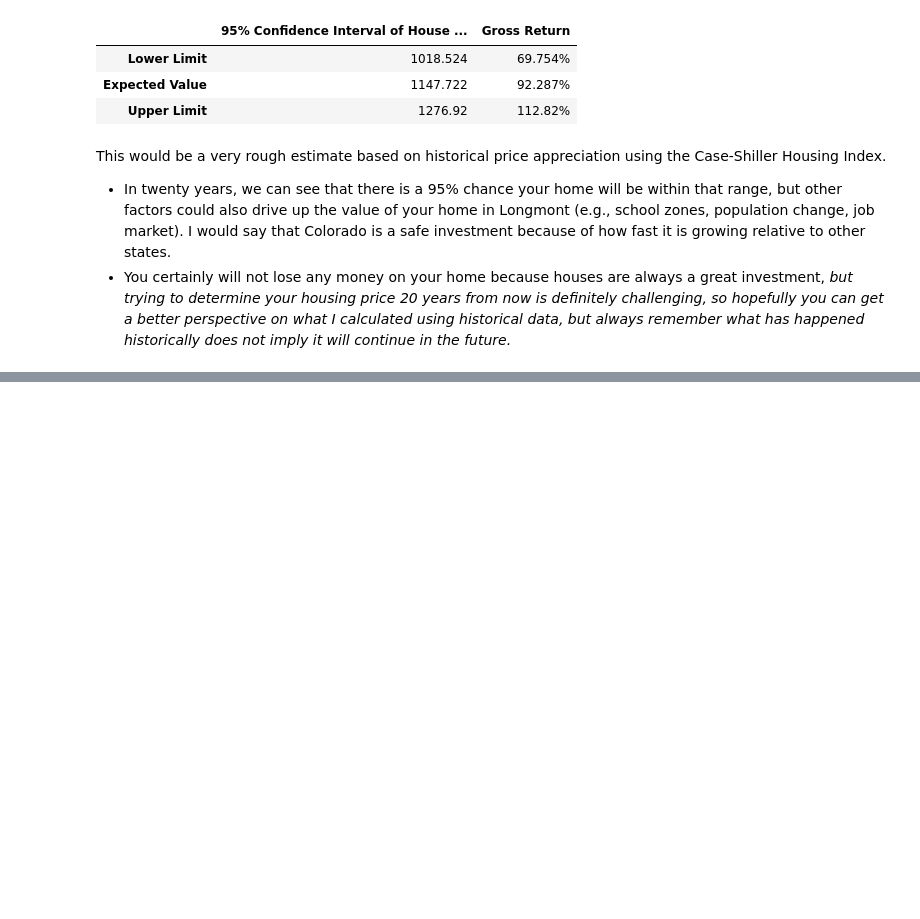
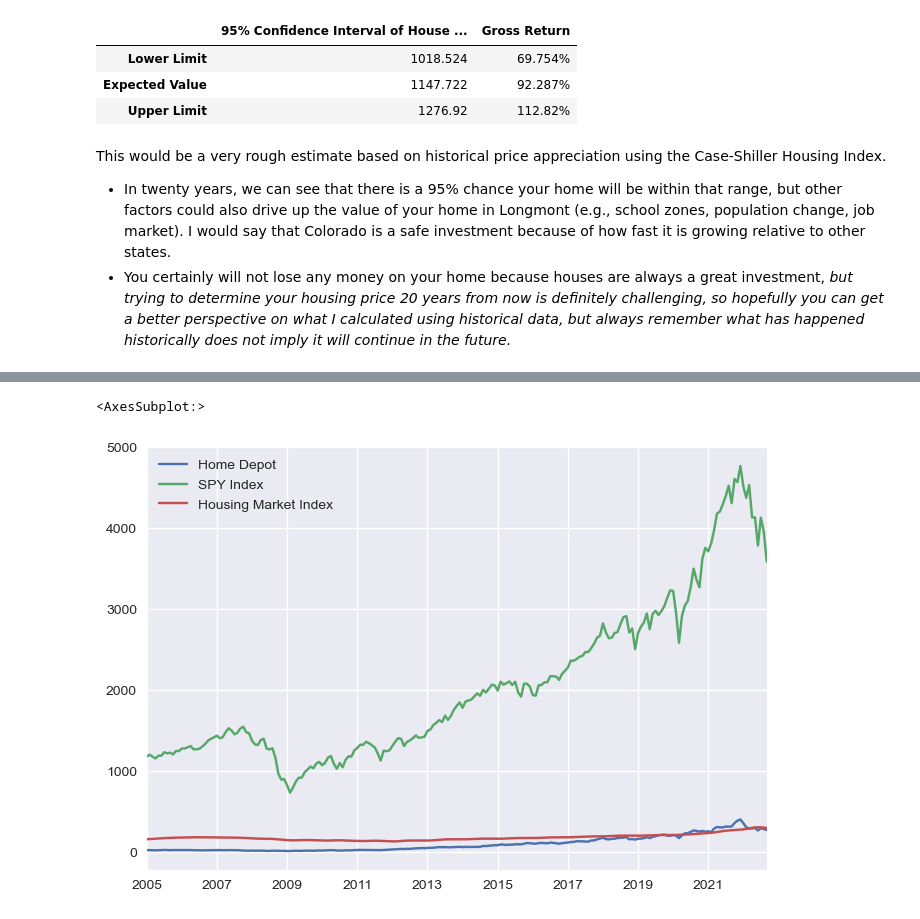
Before and after one commit to dcstein22/Option_Theory, a Jupyter notebook: housing_market.ipynb, the cells around one changed output, grey strips where cells are left out. Cells and saved outputs as stored; diff of their text form; code cells hidden in the pictures; blank space fills up the shorter version.

```diff
--- a/housing_market.ipynb
+++ b/housing_market.ipynb
@@ -85,0 +151,9 @@ This would be a very rough estimate based on historical price appreciation using
+# %%
+df_prices = df_prices.join(data['Prices'], how = 'inner')
+# %%
+df_prices.columns = ['Home Depot', "SPY Index",'Housing Market Index']
+# %%
+df_prices.plot()
+# %% [output]
+<AxesSubplot:>
+[figure, added]
```
Also changed, not shown: parts of 11 cells of this notebook, 1 other file.
